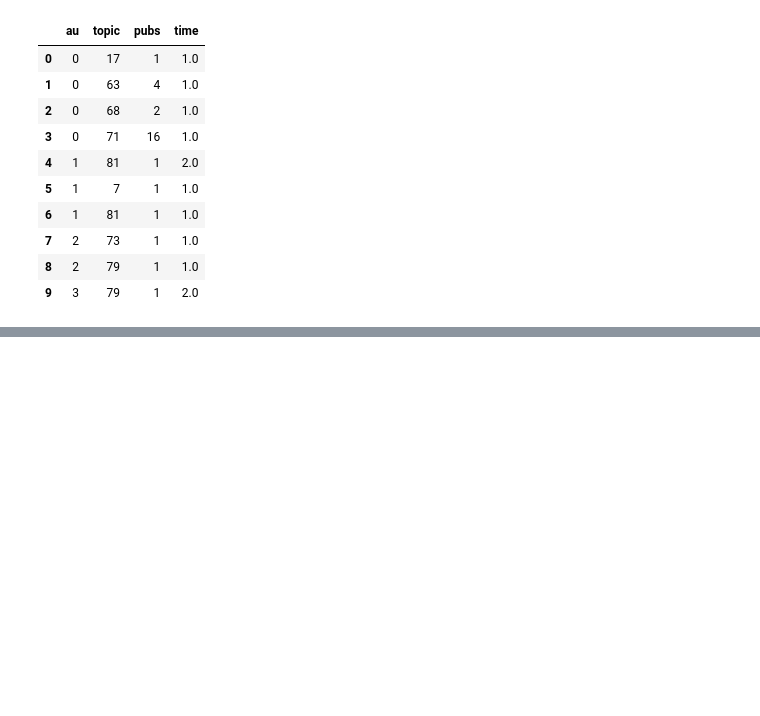
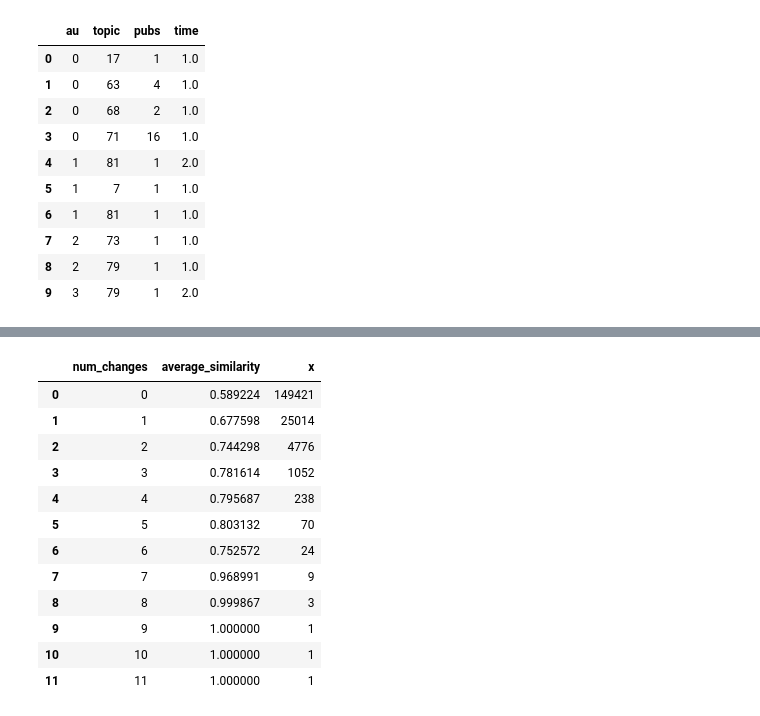
Before and after one commit to MarciaFG/scimobility, a Jupyter notebook: transformation_index_for_2007_2022.ipynb, the cells around one changed output, grey strips where cells are left out. Drawn from its saved outputs; the diff is of its cells as text; code cells hidden in the pictures; blank space fills up the shorter version.

```diff
--- a/transformation_index_for_2007_2022.ipynb
+++ b/transformation_index_for_2007_2022.ipynb
@@ -564,0 +686,16 @@ print(similarity_df.head(20))
+# %%
+summary_stats_change
+# %% [output]
+|  | num_changes | average_similarity | x |
+| 0 | 0 | 0.589224 | 149421 |
+| 1 | 1 | 0.677598 | 25014 |
+| 2 | 2 | 0.744298 | 4776 |
+| 3 | 3 | 0.781614 | 1052 |
+| 4 | 4 | 0.795687 | 238 |
+| 5 | 5 | 0.803132 | 70 |
+| 6 | 6 | 0.752572 | 24 |
+| 7 | 7 | 0.968991 | 9 |
+| 8 | 8 | 0.999867 | 3 |
+| 9 | 9 | 1.000000 | 1 |
+| 10 | 10 | 1.000000 | 1 |
+| 11 | 11 | 1.000000 | 1 |
```
Also changed, not shown: parts of 9 cells of this notebook.
